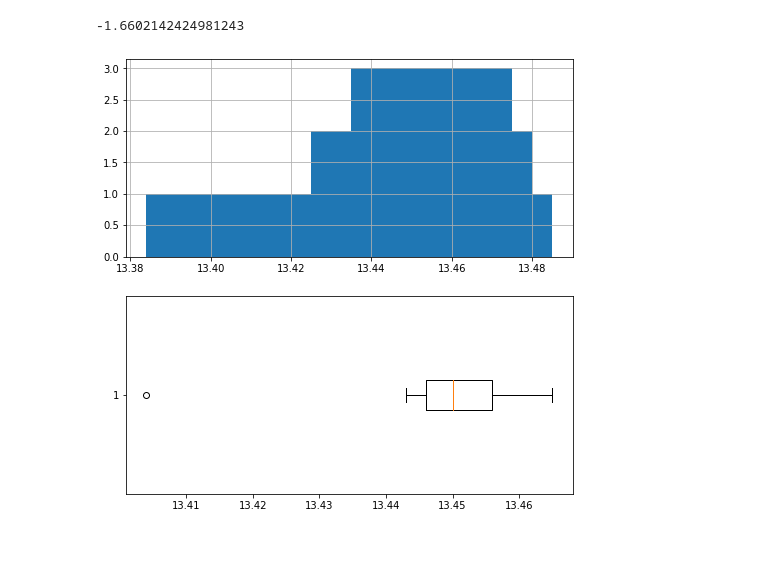
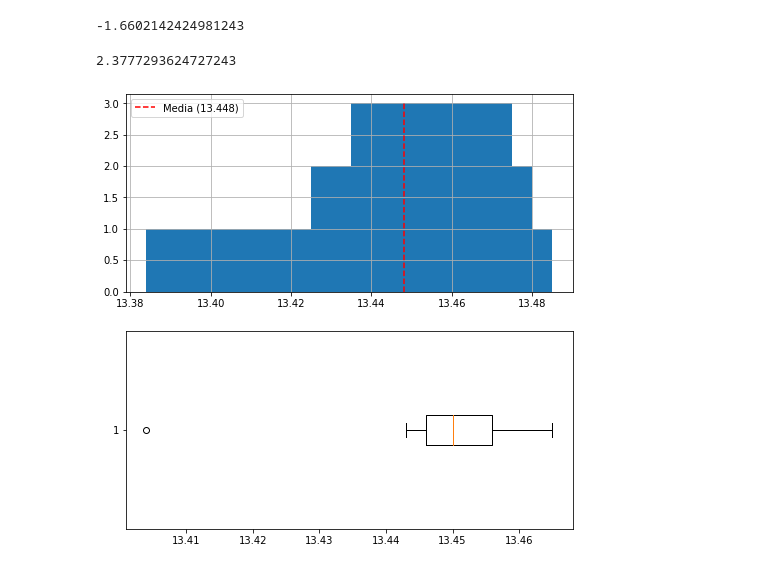
Before and after one commit to DiegoAlejandroLozano/Estadistica_Descriptiva, a Jupyter notebook: Estadistico_de_forma.ipynb, the cells around one changed output. Saved outputs shown, nothing was run; the diff lists cells and outputs as text; code cells hidden in the pictures.

```diff
--- a/Estadistico_de_forma.ipynb
+++ b/Estadistico_de_forma.ipynb
@@ -64,12 +92,19 @@ def fisher(xi:pd.Series,ni:pd.Series) -> float:
 fisher(tabla1_df.Datos, tabla1_df.ni)
 # %% [output]
 -1.6602142424981243
+# %%
+#Calculando el coeficiente de curtosis
+curtosis(tabla1_df.Datos, tabla1_df.ni)
+# %% [output]
+2.3777293624727243
 # %%
-#Graficando la tabla de frecuencia para observar la asimetría
+#Graficando la tabla de frecuencia para observar la distribución de los datos
 fig, ax = plt.subplots(nrows=2, ncols=1, figsize=(8,8))
 ax[0].bar(tabla1_df.Datos, tabla1_df.ni, width=0.04)
+ax[0].vlines(x=tabla1_df.Datos.mean(), ymin=0, ymax=3, color='red', linestyle='--', label='Media ({0:.3f})'.format(tabla1_df.Datos.mean()))
 ax[0].grid()
+ax[0].legend(loc='upper left')
 ax[1].boxplot(tabla1_df.Datos, vert=False)
 plt.show()
 # %% [output]
-[figure, old version]
+[figure, new version]
```
Also changed, not shown: parts of 16 cells of this notebook.
